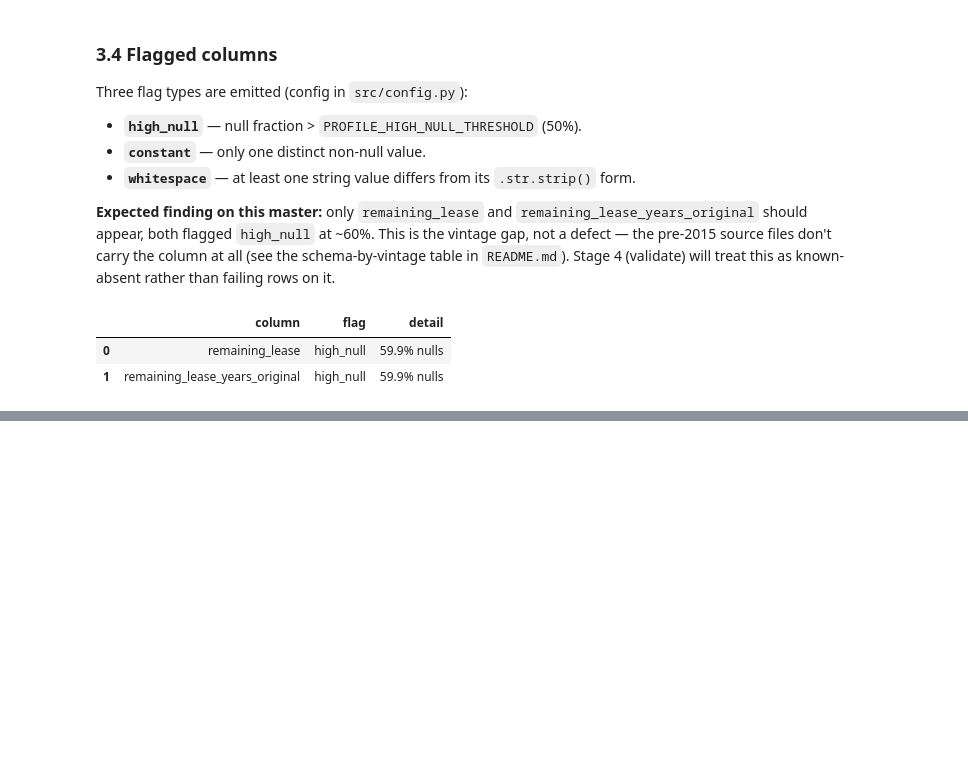
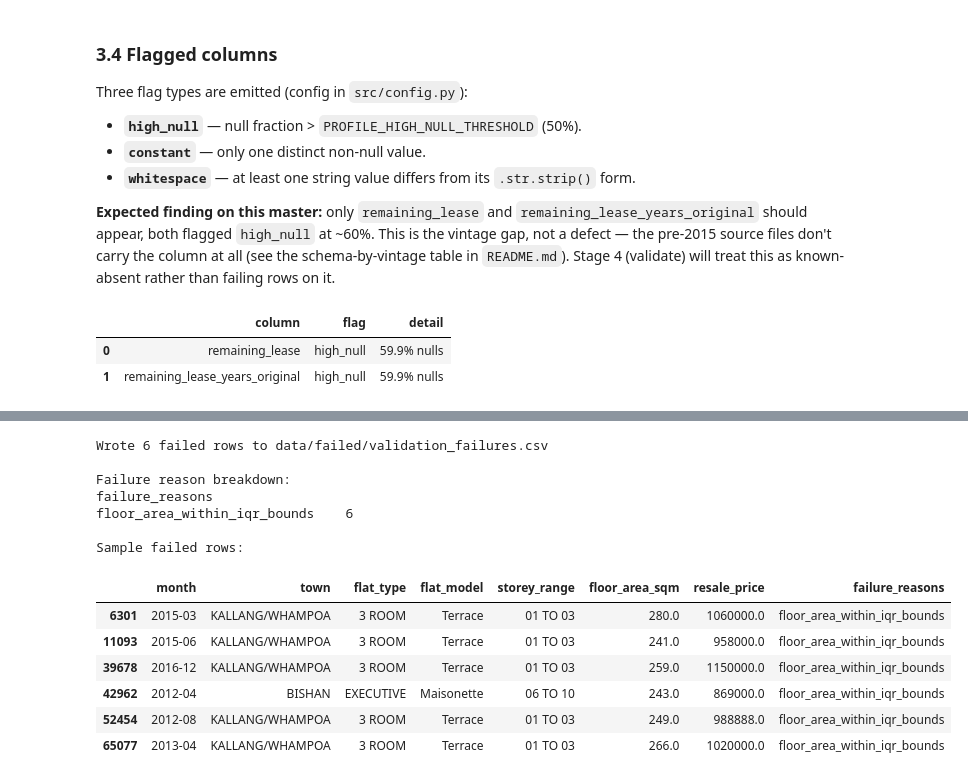
Before and after one commit to ivan-ong/hdb_resale_prices, a Jupyter notebook: notebook/hdb_etl.ipynb, the cells around one changed output, grey strips where cells are left out. Cells and saved outputs as stored; diff of their text form; code cells hidden in the pictures; blank space fills up the shorter version.

```diff
--- a/notebook/hdb_etl.ipynb
+++ b/notebook/hdb_etl.ipynb
@@ -377,0 +447,32 @@ display(report.flags)
+# %%
+config.FAILED_DIR.mkdir(parents=True, exist_ok=True)
+failed_path = config.FAILED_DIR / "validation_failures.csv"
+result.failed_df.to_csv(failed_path, index=False)
+
+print(f"Wrote {len(result.failed_df):,} failed rows to {failed_path.relative_to(config.PROJECT_ROOT)}")
+print()
+print("Failure reason breakdown:")
+print(result.failed_df["failure_reasons"].value_counts().to_string())
+print()
+print("Sample failed rows:")
+display(
+    result.failed_df[
+        ["month", "town", "flat_type", "flat_model", "storey_range",
+         "floor_area_sqm", "resale_price", "failure_reasons"]
+    ].head(10)
+)
+# %% [output]
+Wrote 6 failed rows to data/failed/validation_failures.csv
+
+Failure reason breakdown:
+failure_reasons
+floor_area_within_iqr_bounds    6
+
+Sample failed rows:
+|  | month | town | flat_type | flat_model | storey_range | floor_area_sqm | resale_price | failure_reasons |
+| 6301 | 2015-03 | KALLANG/WHAMPOA | 3 ROOM | Terrace | 01 TO 03 | 280.0 | 1060000.0 | floor_area_within_iqr_bounds |
+| 11093 | 2015-06 | KALLANG/WHAMPOA | 3 ROOM | Terrace | 01 TO 03 | 241.0 | 958000.0 | floor_area_within_iqr_bounds |
+| 39678 | 2016-12 | KALLANG/WHAMPOA | 3 ROOM | Terrace | 01 TO 03 | 259.0 | 1150000.0 | floor_area_within_iqr_bounds |
+| 42962 | 2012-04 | BISHAN | EXECUTIVE | Maisonette | 06 TO 10 | 243.0 | 869000.0 | floor_area_within_iqr_bounds |
+| 52454 | 2012-08 | KALLANG/WHAMPOA | 3 ROOM | Terrace | 01 TO 03 | 249.0 | 988888.0 | floor_area_within_iqr_bounds |
+| 65077 | 2013-04 | KALLANG/WHAMPOA | 3 ROOM | Terrace | 01 TO 03 | 266.0 | 1020000.0 | floor_area_within_iqr_bounds |
```
Also changed, not shown: parts of 19 cells of this notebook, 7 other files.
